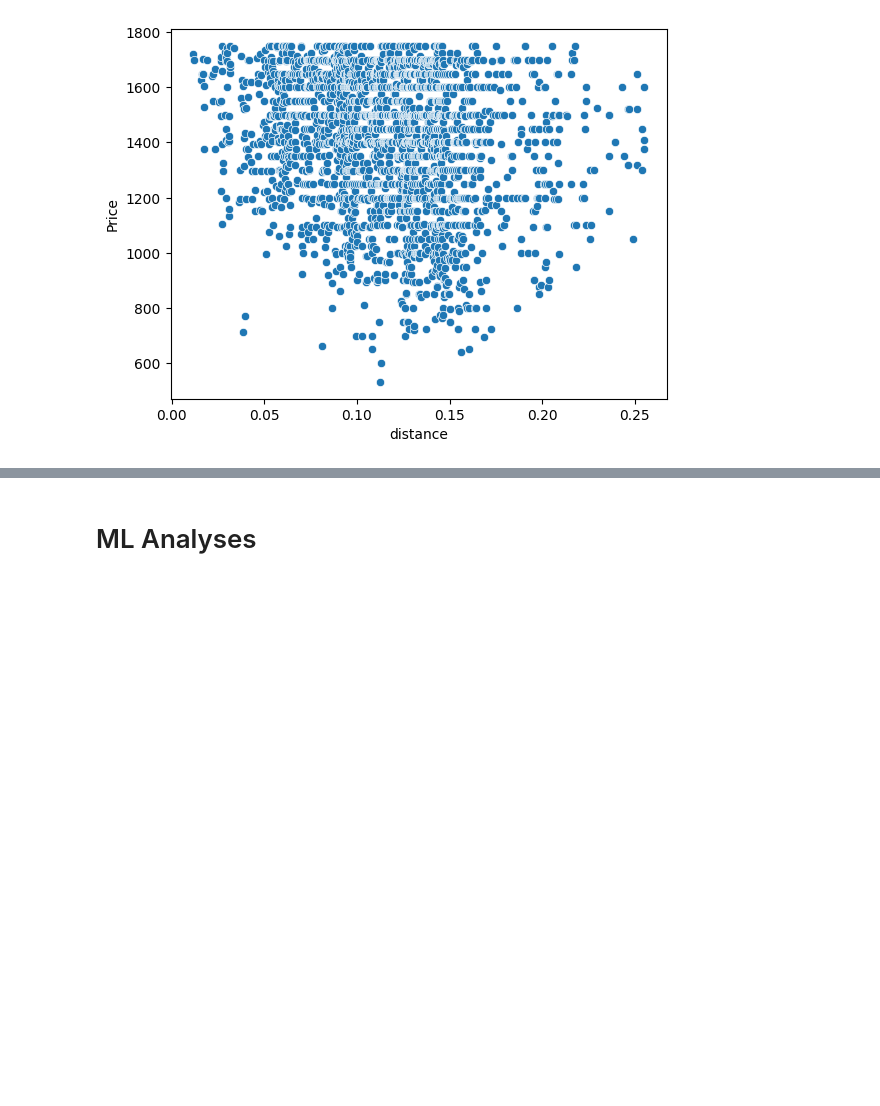
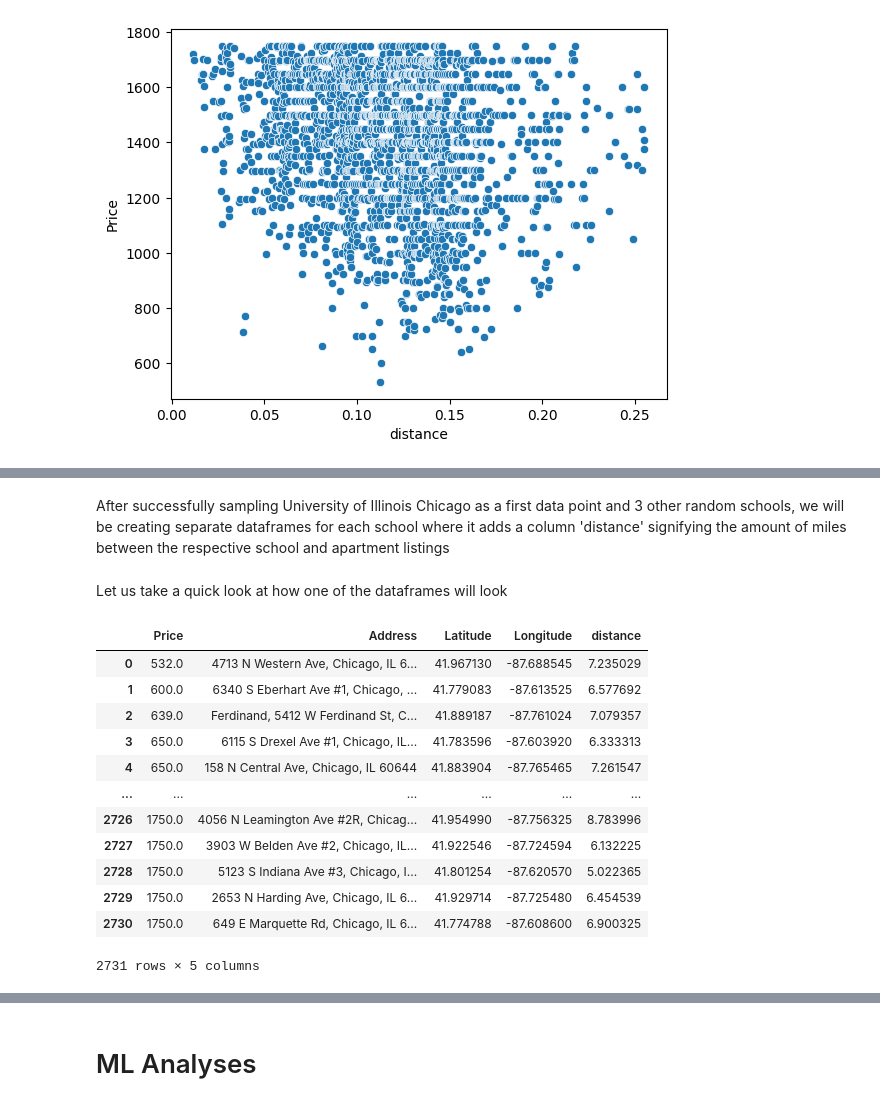
Before and after one commit to cmart71/Student_Housing_Matchmaker, a Jupyter notebook: Progress_Report.ipynb, the cells around one changed output, grey strips where cells are left out. Drawn from its saved outputs; the diff is of its cells as text; code cells hidden in the pictures; blank space fills up the shorter version.

```diff
--- a/Progress_Report.ipynb
+++ b/Progress_Report.ipynb
@@ -369,0 +409,35 @@ Possible Hypothesis: zipcode to price analysis
+# %% [markdown]
+After successfully sampling University of Illinois Chicago as a first data point and 3 other random schools, we will be creating separate dataframes for each school where it adds a column 'distance' signifying the amount of miles between the respective school and apartment listings
+# %%
+# function to calculate distance in miles from the university to the apartment listing and then insert distance column
+def calculateAndInsertDistance(df, university):
+    df['distance'] = df.apply(lambda x: haversine(x['Latitude'], x['Longitude'], university['Latitude'], university['Longitude']), axis=1)
+
+# apartments_distance_df['distance'] = apartments_distance_df.apply(lambda x: haversine(x['Latitude'], x['Longitude'], university_lat, university_long), axis=1)
+distance_to_university_df = apartments_distance_df.copy()
+distance_to_university_df_2 = apartments_distance_df.copy()
+distance_to_university_df_3 = apartments_distance_df.copy()
+distance_to_university_df_4 = apartments_distance_df.copy()
+
+calculateAndInsertDistance(distance_to_university_df, universities.iloc[[0]])
+calculateAndInsertDistance(distance_to_university_df_2, universities.iloc[[1]])
+calculateAndInsertDistance(distance_to_university_df_3, universities.iloc[[2]])
+calculateAndInsertDistance(distance_to_university_df_4, universities.iloc[[3]])
+# %% [markdown]
+Let us take a quick look at how one of the dataframes will look
+# %%
+distance_to_university_df_4
+# %% [output]
+|  | Price | Address | Latitude | Longitude | distance |
+| 0 | 532.0 | 4713 N Western Ave, Chicago, IL 6... | 41.967130 | -87.688545 | 7.235029 |
+| 1 | 600.0 | 6340 S Eberhart Ave #1, Chicago, ... | 41.779083 | -87.613525 | 6.577692 |
+| 2 | 639.0 | Ferdinand, 5412 W Ferdinand St, C... | 41.889187 | -87.761024 | 7.079357 |
+| 3 | 650.0 | 6115 S Drexel Ave #1, Chicago, IL... | 41.783596 | -87.603920 | 6.333313 |
+| 4 | 650.0 | 158 N Central Ave, Chicago, IL 60644 | 41.883904 | -87.765465 | 7.261547 |
+| ... | ... | ... | ... | ... | ... |
+| 2726 | 1750.0 | 4056 N Leamington Ave #2R, Chicag... | 41.954990 | -87.756325 | 8.783996 |
+| 2727 | 1750.0 | 3903 W Belden Ave #2, Chicago, IL... | 41.922546 | -87.724594 | 6.132225 |
+| 2728 | 1750.0 | 5123 S Indiana Ave #3, Chicago, I... | 41.801254 | -87.620570 | 5.022365 |
+| 2729 | 1750.0 | 2653 N Harding Ave, Chicago, IL 6... | 41.929714 | -87.725480 | 6.454539 |
+| 2730 | 1750.0 | 649 E Marquette Rd, Chicago, IL 6... | 41.774788 | -87.608600 | 6.900325 |
+2731 rows × 5 columns
```
Also changed, not shown: parts of 20 cells of this notebook.
